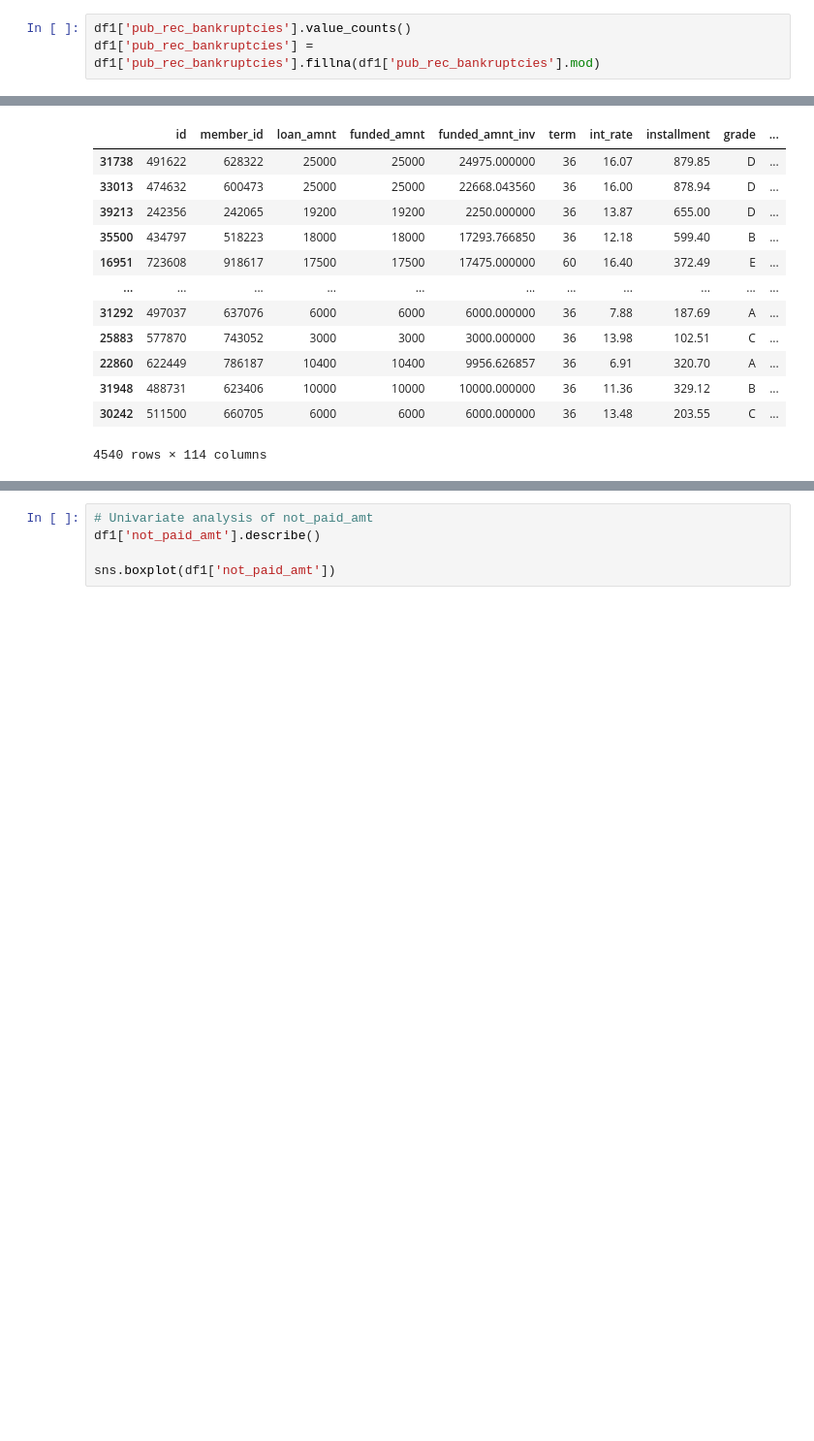
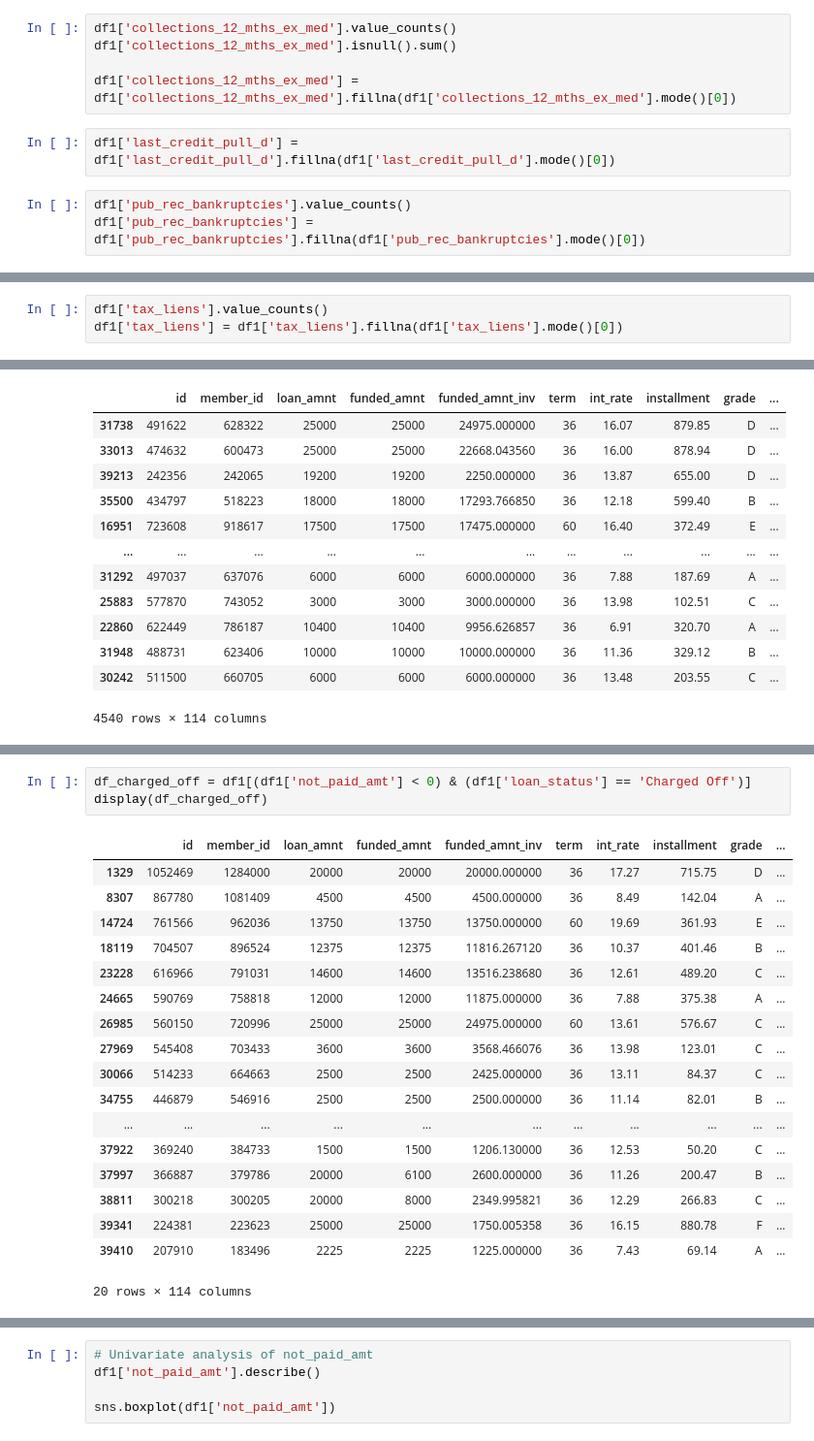
Before and after one commit to PraveenSM/LendingClubCaseStudy, a Jupyter notebook: Praveen_Mathad.ipynb, the cells around one changed output, grey strips where cells are left out. Shown: that part at 97% size. Saved outputs shown, nothing was run; the diff lists cells and outputs as text; blank space fills up the shorter version.

```diff
--- a/Praveen_Mathad.ipynb
+++ b/Praveen_Mathad.ipynb
@@ -254,6 +248,13 @@ df1['chargeoff_within_12_mths'].value_counts()
 chargeoff_within_12_mths
 0.0    39717
 Name: count, dtype: int64
+# %%
+df1['collections_12_mths_ex_med'].value_counts()
+df1['collections_12_mths_ex_med'].isnull().sum()
+
+df1['collections_12_mths_ex_med'] = df1['collections_12_mths_ex_med'].fillna(df1['collections_12_mths_ex_med'].mode()[0])
+# %%
+df1['last_credit_pull_d'] = df1['last_credit_pull_d'].fillna(df1['last_credit_pull_d'].mode()[0])
 # %%
 df1['pub_rec_bankruptcies'].value_counts()
-df1['pub_rec_bankruptcies'] = df1['pub_rec_bankruptcies'].fillna(df1['pub_rec_bankruptcies'].mod)
+df1['pub_rec_bankruptcies'] = df1['pub_rec_bankruptcies'].fillna(df1['pub_rec_bankruptcies'].mode()[0])
@@ -266,3 +261,6 @@ Name: count, dtype: int64
+# %%
+df1['tax_liens'].value_counts()
+df1['tax_liens'] = df1['tax_liens'].fillna(df1['tax_liens'].mode()[0])
 # %%
 # ignore this
 df1[df1['next_pymnt_d'].isnull()]
@@ -405,0 +435,22 @@ len(df1[df1['expected_return'] < df1['total_pymnt']])/len(df1['id']) * 100
+# %%
+df_charged_off = df1[(df1['not_paid_amt'] < 0) & (df1['loan_status'] == 'Charged Off')]
+display(df_charged_off)
+# %% [output]
+|  | id | member_id | loan_amnt | funded_amnt | funded_amnt_inv | term | int_rate | installment | grade | ... |
+| 1329 | 1052469 | 1284000 | 20000 | 20000 | 20000.000000 | 36 | 17.27 | 715.75 | D | ... |
+| 8307 | 867780 | 1081409 | 4500 | 4500 | 4500.000000 | 36 | 8.49 | 142.04 | A | ... |
+| 14724 | 761566 | 962036 | 13750 | 13750 | 13750.000000 | 60 | 19.69 | 361.93 | E | ... |
+| 18119 | 704507 | 896524 | 12375 | 12375 | 11816.267120 | 36 | 10.37 | 401.46 | B | ... |
+| 23228 | 616966 | 791031 | 14600 | 14600 | 13516.238680 | 36 | 12.61 | 489.20 | C | ... |
+| 24665 | 590769 | 758818 | 12000 | 12000 | 11875.000000 | 36 | 7.88 | 375.38 | A | ... |
+| 26985 | 560150 | 720996 | 25000 | 25000 | 24975.000000 | 60 | 13.61 | 576.67 | C | ... |
+| 27969 | 545408 | 703433 | 3600 | 3600 | 3568.466076 | 36 | 13.98 | 123.01 | C | ... |
+| 30066 | 514233 | 664663 | 2500 | 2500 | 2425.000000 | 36 | 13.11 | 84.37 | C | ... |
+| 34755 | 446879 | 546916 | 2500 | 2500 | 2500.000000 | 36 | 11.14 | 82.01 | B | ... |
+| ... | ... | ... | ... | ... | ... | ... | ... | ... | ... | ... |
+| 37922 | 369240 | 384733 | 1500 | 1500 | 1206.130000 | 36 | 12.53 | 50.20 | C | ... |
+| 37997 | 366887 | 379786 | 20000 | 6100 | 2600.000000 | 36 | 11.26 | 200.47 | B | ... |
+| 38811 | 300218 | 300205 | 20000 | 8000 | 2349.995821 | 36 | 12.29 | 266.83 | C | ... |
+| 39341 | 224381 | 223623 | 25000 | 25000 | 1750.005358 | 36 | 16.15 | 880.78 | F | ... |
+| 39410 | 207910 | 183496 | 2225 | 2225 | 1225.000000 | 36 | 7.43 | 69.14 | A | ... |
+20 rows × 114 columns
```
Also changed, not shown: parts of 14 cells of this notebook.
